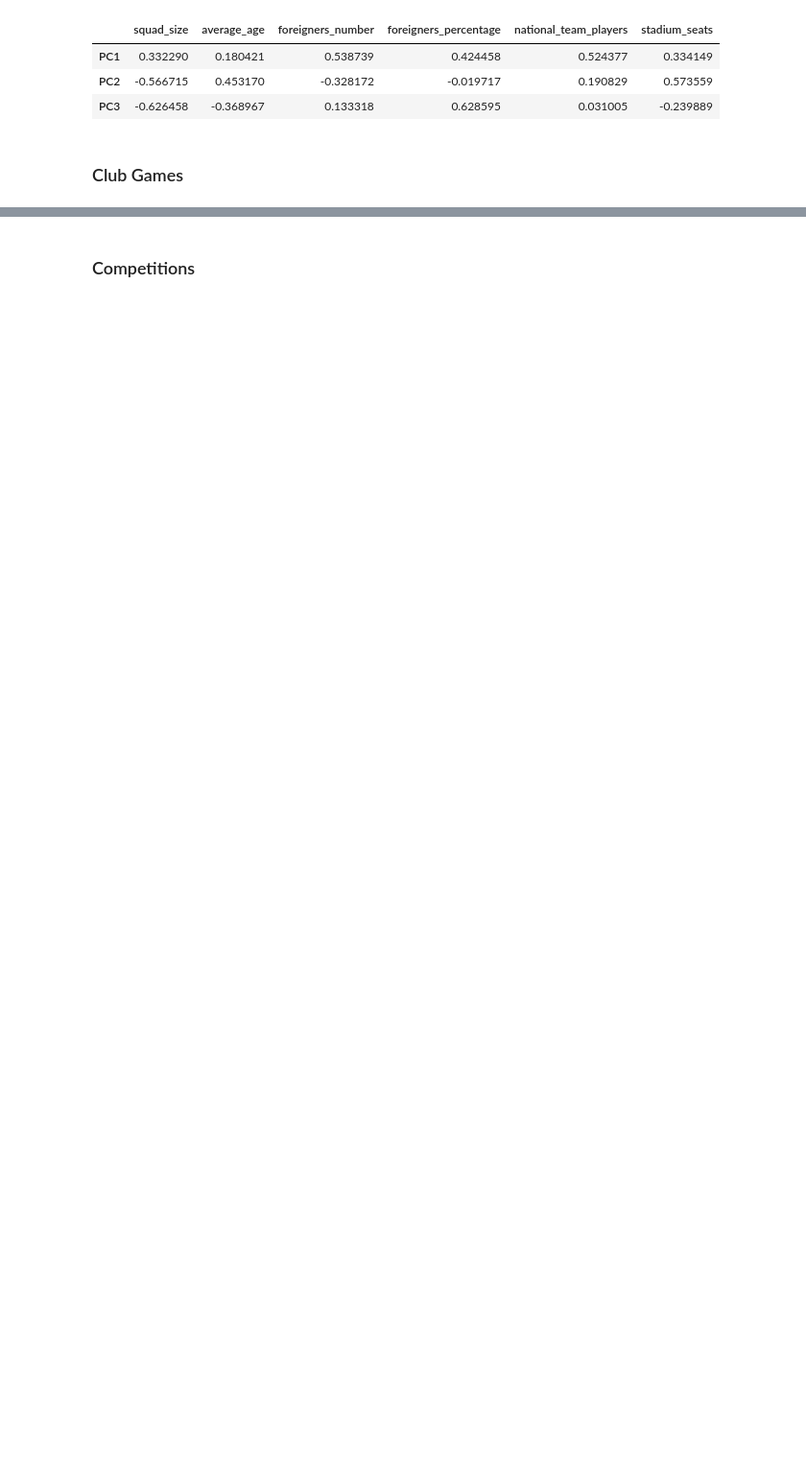
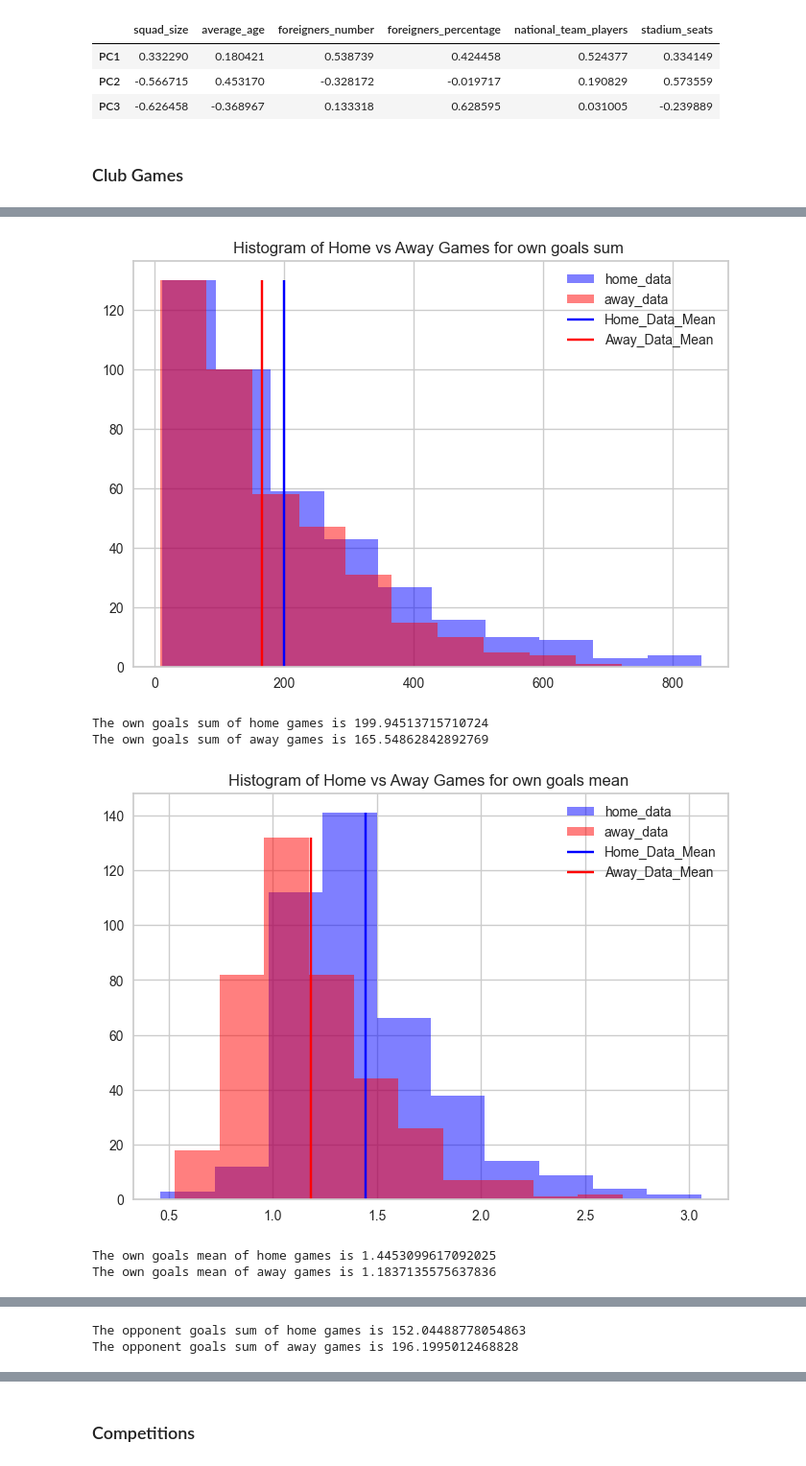
Before and after one commit to McGill-MMA-EnterpriseAnalytics/Football_Transfermarkt, a Jupyter notebook: Business_Analysis/EDA.ipynb, the cells around one changed output, grey strips where cells are left out. Shown at 96% size. Saved outputs shown, nothing was run; the diff lists cells and outputs as text; code cells hidden in the pictures; blank space fills up the shorter version.

```diff
--- a/Business_Analysis/EDA.ipynb
+++ b/Business_Analysis/EDA.ipynb
@@ -618,0 +433,8 @@ df_club_game = pd.read_csv("./Data/club_games.csv")
+# %%
+df_games_club = df_clubs_games.groupby(by=["club_id", "name", "hosting"]).agg(
+    {'own_goals':['sum', 'mean'],
+     'opponent_goals': ['sum','mean'],
+     'is_win': ['sum','mean'],
+     'game_id': 'count'
+     }
+).reset_index()
@@ -618,0 +451,31 @@ df_club_game = pd.read_csv("./Data/club_games.csv")
+# %%
+df_games_club.columns = [f"{df_games_club.columns.values[i][0]}_{df_games_club.columns.values[i][1]}" for i in range(len(df_games_club.columns))]
+# %%
+df_games_club["goal_difference_sum"] = df_games_club["own_goals_sum"] - df_games_club["opponent_goals_sum"]
+df_games_club_home = df_games_club[df_games_club["hosting_"] == "Home"]
+df_games_club_away = df_games_club[df_games_club["hosting_"] == "Away"]
+# %%
+col_list = ['own_goals_sum', 'own_goals_mean',
+       'opponent_goals_sum', 'opponent_goals_mean', 'is_win_sum',
+       'is_win_mean', 'game_id_count', 'goal_difference_sum']
+# %%
+# clubs are more likely to win home games vs away games
+# the home club team scores about 0.3 more goals per game compared to away club teams
+
+for col in col_list:
+    y1, x1, _1 = plt.hist(df_games_club_home[col], alpha=0.5, color = "blue", label='home_data')
+    y2, x2, _2 = plt.hist(df_games_club_away[col], alpha=0.5, color = "red", label='away_data')
+    plt.vlines(x=df_games_club_home[col].mean(), ymin=0, ymax=y1.max(), colors="blue", label="Home_Data_Mean")
+    plt.vlines(x=df_games_club_away[col].mean(), ymin=0, ymax=y2.max(), colors="red", label="Away_Data_Mean")
+    plt.title(f"Histogram of Home vs Away Games for {' '.join(col.split('_'))} ")
+    plt.legend(loc='upper right')
+    plt.show()
+    print(f"The {' '.join(col.split('_'))} of home games is {df_games_club_home[col].mean()}")
+    print(f"The {' '.join(col.split('_'))} of away games is {df_games_club_away[col].mean()}")
+# %% [output]
+[figure, added]
+The own goals sum of home games is 199.94513715710724
+The own goals sum of away games is 165.54862842892769
+[figure, added]
+The own goals mean of home games is 1.4453099617092025
+The own goals mean of away games is 1.1837135575637836
@@ -618,0 +483,2 @@ df_club_game = pd.read_csv("./Data/club_games.csv")
+The opponent goals sum of home games is 152.04488778054863
+The opponent goals sum of away games is 196.1995012468828
```
Also changed, not shown: parts of 58 cells of this notebook.
